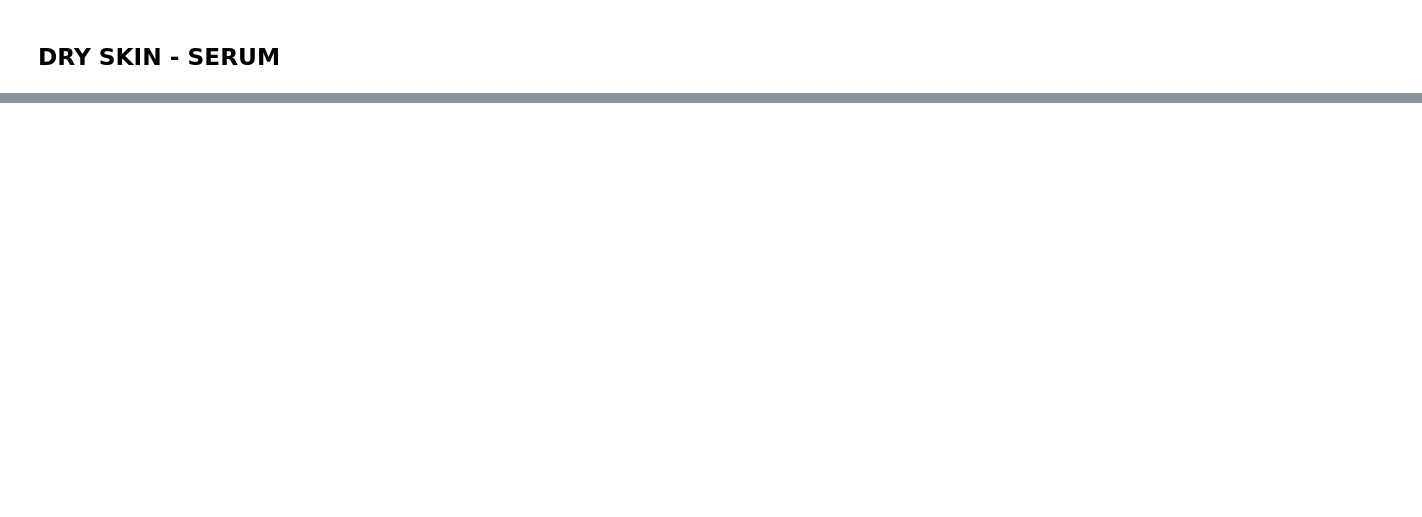
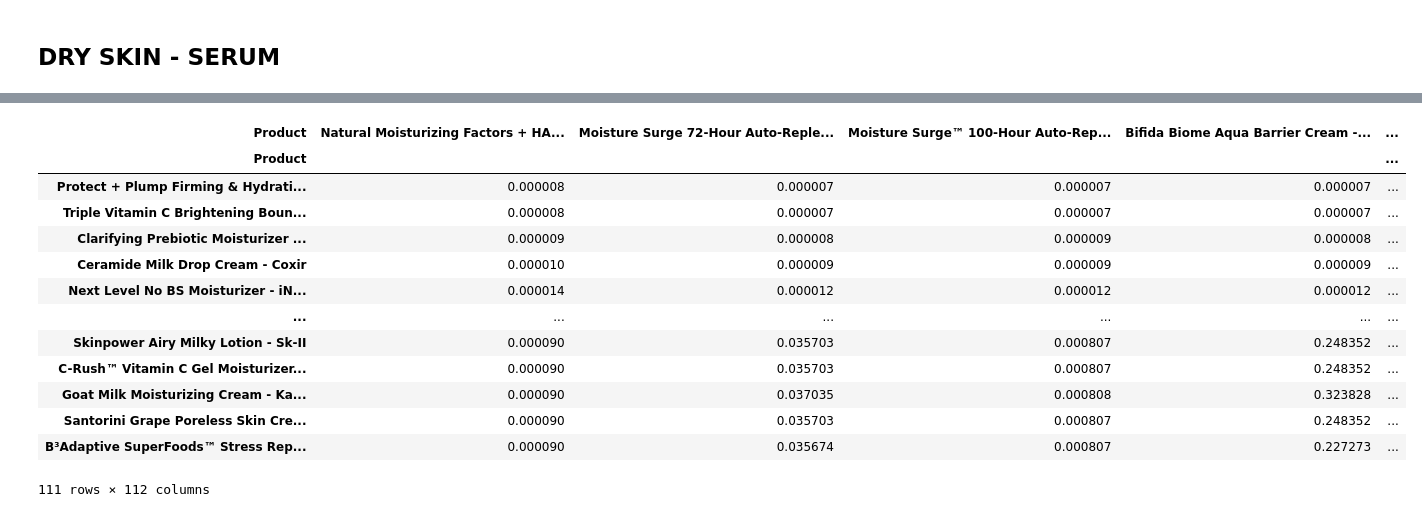
Before and after one commit to cristina-apostol/Skinbot-ML, a Jupyter notebook: Modelo recomendación.ipynb, the cells around one changed output, grey strips where cells are left out. Cells and saved outputs as stored; diff of their text form; code cells hidden in the pictures; blank space fills up the shorter version.

```diff
--- a/Modelo recomendación.ipynb
+++ b/Modelo recomendación.ipynb
@@ -49,0 +90,36 @@ dry_serum.drop(columns= ['Tye'])
+# %%
+filtro= skin.loc[(skin.Skin == 'dry') & (skin.Type == 'General Moisturizer')]
+
+dry_g=filtro.set_index('Product')
+
+dry_g = dry_g.drop(columns= ['Type', 'Skin'], axis=1)
+
+distancias = squareform(pdist(dry_g, 'euclidean'))
+
+
+
+similitud = 1 / (1 + distancias)
+
+dry_gen= pd.DataFrame(similitud, index=dry_g.index, columns=dry_g.index)
+
+
+dry_gen['total'] = dry_g.sum(axis = 1)
+
+dry_gene= dry_gen.sort_values(by='total', ascending = False)
+# %%
+dry_gene
+# %% [output]
+| Product | Natural Moisturizing Factors + HA... | Moisture Surge 72-Hour Auto-Reple... | Moisture Surge™ 100-Hour Auto-Rep... | Bifida Biome Aqua Barrier Cream -... | ... |
+| Product |  |  |  |  | ... |
+| Protect + Plump Firming & Hydrati... | 0.000008 | 0.000007 | 0.000007 | 0.000007 | ... |
+| Triple Vitamin C Brightening Boun... | 0.000008 | 0.000007 | 0.000007 | 0.000007 | ... |
+| Clarifying Prebiotic Moisturizer ... | 0.000009 | 0.000008 | 0.000009 | 0.000008 | ... |
+| Ceramide Milk Drop Cream - Coxir | 0.000010 | 0.000009 | 0.000009 | 0.000009 | ... |
+| Next Level No BS Moisturizer - iN... | 0.000014 | 0.000012 | 0.000012 | 0.000012 | ... |
+| ... | ... | ... | ... | ... | ... |
+| Skinpower Airy Milky Lotion - Sk-II | 0.000090 | 0.035703 | 0.000807 | 0.248352 | ... |
+| C-Rush™ Vitamin C Gel Moisturizer... | 0.000090 | 0.035703 | 0.000807 | 0.248352 | ... |
+| Goat Milk Moisturizing Cream - Ka... | 0.000090 | 0.037035 | 0.000808 | 0.323828 | ... |
+| Santorini Grape Poreless Skin Cre... | 0.000090 | 0.035703 | 0.000807 | 0.248352 | ... |
+| B³Adaptive SuperFoods™ Stress Rep... | 0.000090 | 0.035674 | 0.000807 | 0.227273 | ... |
+111 rows × 112 columns
```
Also changed, not shown: parts of 11 cells of this notebook.
